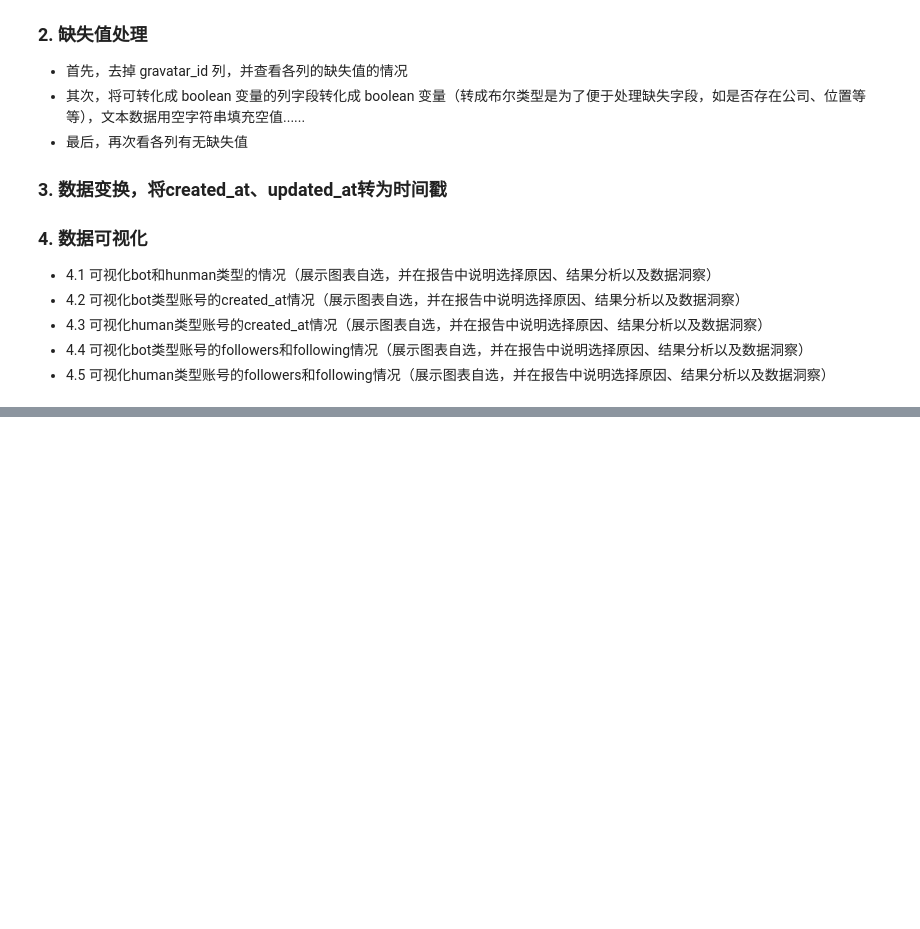
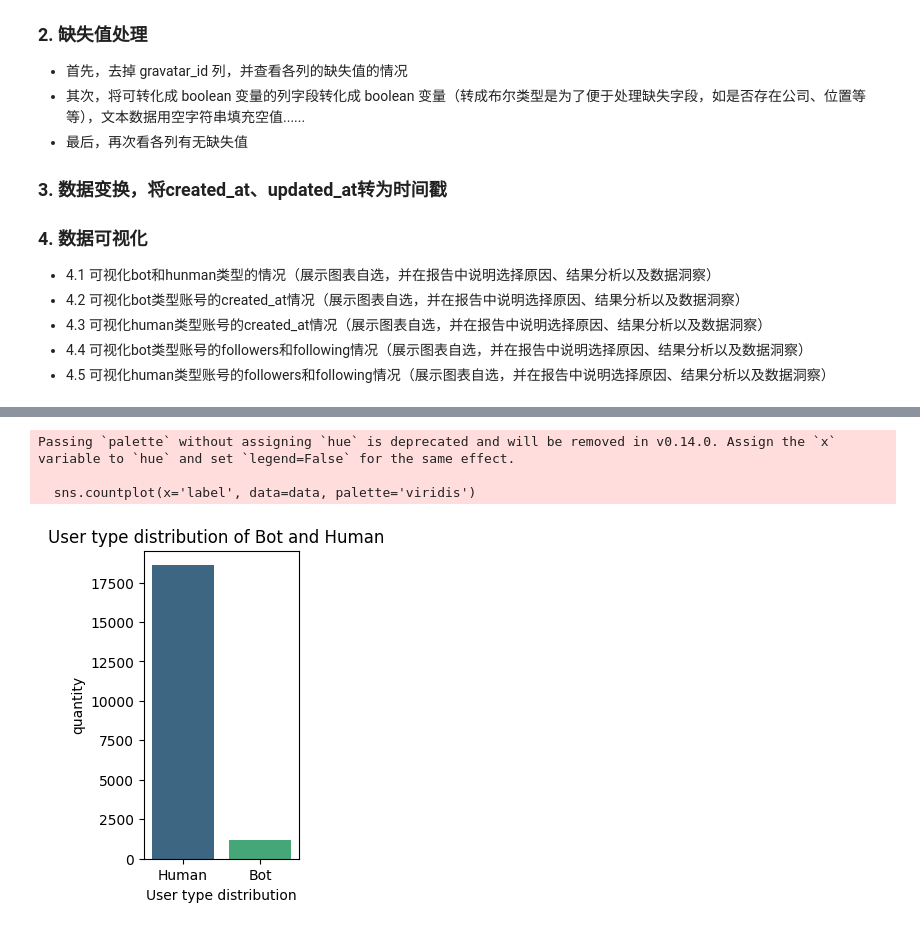
Before and after one commit to Jiu-956/Homework, a Jupyter notebook: src/Homework7.ipynb, the cells around one changed output, grey strips where cells are left out. Cells and saved outputs as stored; diff of their text form; code cells hidden in the pictures; blank space fills up the shorter version.

```diff
--- a/src/Homework7.ipynb
+++ b/src/Homework7.ipynb
@@ -56,4 +56,37 @@ columns = [
     'updated_at',  # 用户的GitHub帐户最后更新日期 (示例值: 2023-10-13T11:21:10Z)
 ]
 data = raw_data[columns]
+
+initial_row_count = data.shape[0]
+data = data.drop_duplicates()
+final_row_count = data.shape[0]
+
+print(f"去重前数据量: {initial_row_count}")
+print(f"去重后数据量: {final_row_count}")
+
+data = data.drop(columns=['gravatar_id'])
+missing_values = data.isnull().sum()
+print("各列的缺失值:")
+print(missing_values[missing_values>0])
+
+bool_columns = ['site_admin', 'hireable']  #可转化为布尔值的列
+text_columns = ['name','blog','email','company', 'location', 'bio', 'twitter_username']    #需要用空字符串填充的列
+data[bool_columns] = data[bool_columns].fillna(False).astype(bool)    #转化布尔列，并填充空值
+data[text_columns] = data[text_columns].fillna('')     #填充文本列的空值为空字符串
+
+missing_values = data.isnull().sum()
+print("Missing values after handling:")
+print(missing_values[missing_values >=0])
+
+
+# Convert 'created_at' and 'updated_at' columns to datetime if not already
+data['created_at'] = pd.to_datetime(data['created_at'])
+data['updated_at'] = pd.to_datetime(data['updated_at'])
+
+# Convert datetime columns to timestamps (seconds since epoch)
+data['created_at_timestamp'] = data['created_at'].apply(lambda x: int(x.timestamp()))
+data['updated_at_timestamp'] = data['updated_at'].apply(lambda x: int(x.timestamp()))
+
+# Print the first few rows to verify changes
+print(data[['created_at', 'created_at_timestamp', 'updated_at', 'updated_at_timestamp']].head())
 # %% [output]
@@ -60,0 +110,15 @@ FileNotFoundError: [Errno 2] No such file or directory: 'github_bot_raw_data.csv
+# %%
+
+import matplotlib.pyplot as plt
+import seaborn as sns
+plt.figure(figsize=(2, 4))
+sns.countplot(x='label', data=data, palette='viridis')
+plt.title('User type distribution of Bot and Human  ')
+plt.xlabel('User type distribution')
+plt.ylabel('quantity')
+plt.show()
+# %% [output]
+Passing `palette` without assigning `hue` is deprecated and will be removed in v0.14.0. Assign the `x` variable to `hue` and set `legend=False` for the same effect.
+
+  sns.countplot(x='label', data=data, palette='viridis')
+[figure, added]
```
Also changed, not shown: parts of 10 cells of this notebook.
